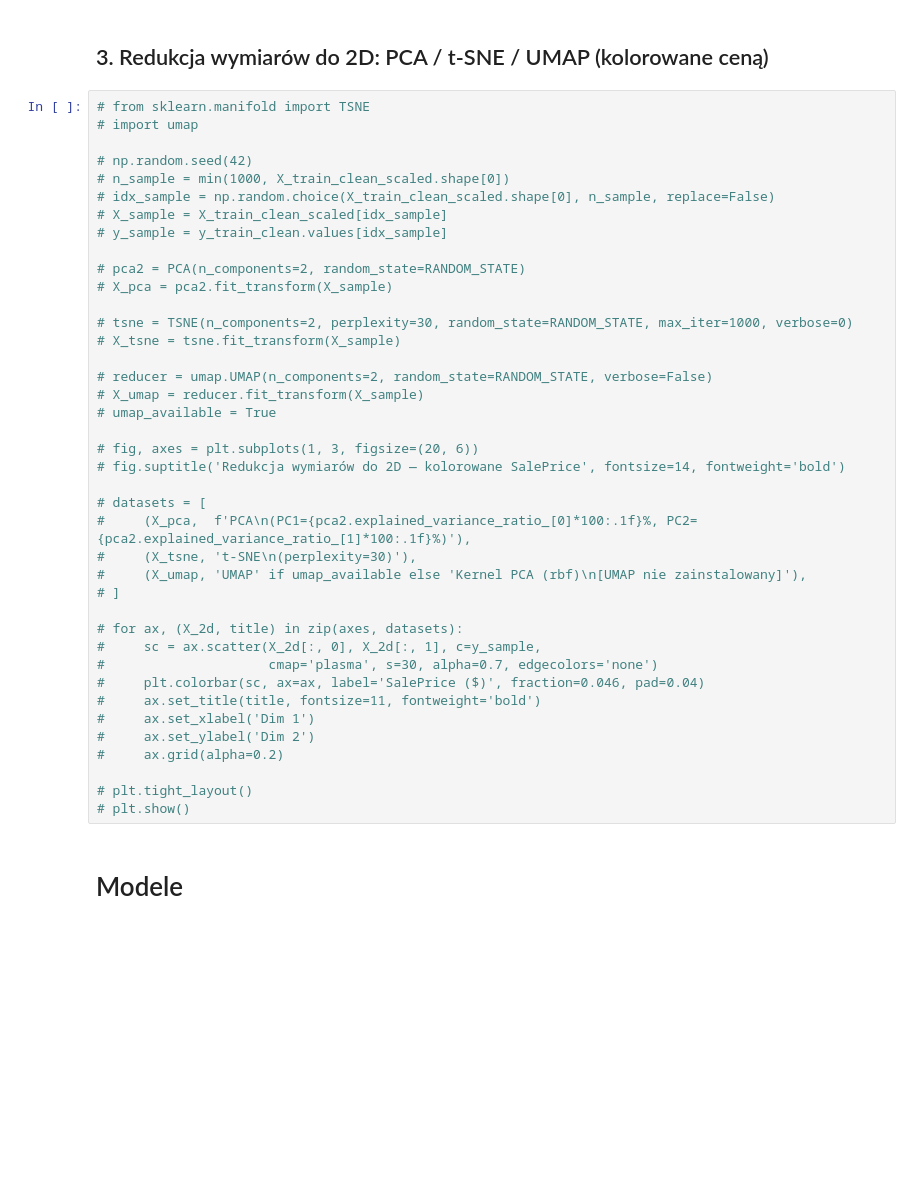
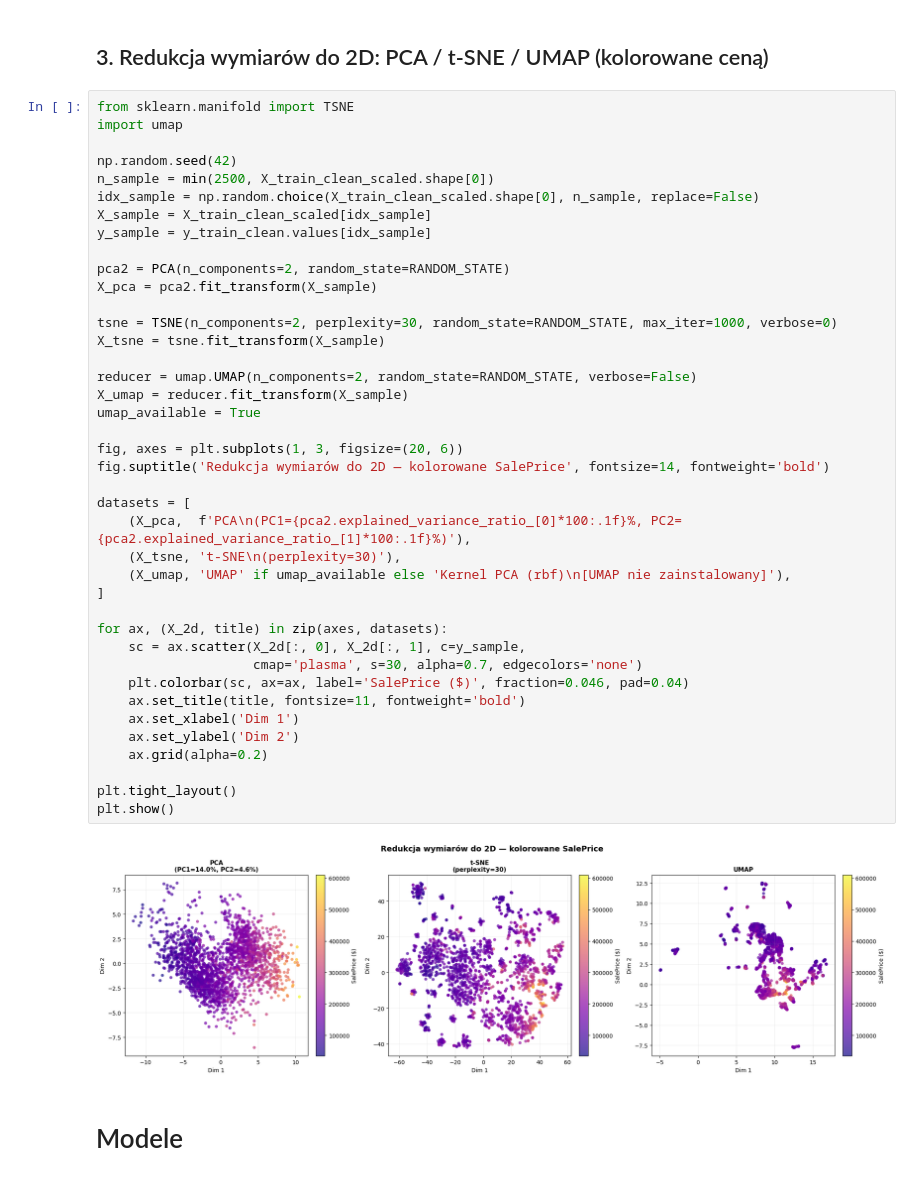
Before and after one commit to fistaszek2009/PropertyValuePredictor, a Jupyter notebook: solve.ipynb, the cells around one changed output. Saved outputs shown, nothing was run; the diff lists cells and outputs as text; blank space fills up the shorter version.

Commit message:
fix: fixed graphs

```diff
--- a/task.ipynb
+++ b/solve.ipynb
@@ -402,45 +402,47 @@ plt.show()
 # %% [markdown]
 ## 3. Redukcja wymiarów do 2D: PCA / t-SNE / UMAP (kolorowane ceną)
 # %%
-# from sklearn.manifold import TSNE
-# import umap
+from sklearn.manifold import TSNE
+import umap
 
-# np.random.seed(42)
-# n_sample = min(1000, X_train_clean_scaled.shape[0])
-# idx_sample = np.random.choice(X_train_clean_scaled.shape[0], n_sample, replace=False)
-# X_sample = X_train_clean_scaled[idx_sample]
-# y_sample = y_train_clean.values[idx_sample]
+np.random.seed(42)
+n_sample = min(2500, X_train_clean_scaled.shape[0])
+idx_sample = np.random.choice(X_train_clean_scaled.shape[0], n_sample, replace=False)
+X_sample = X_train_clean_scaled[idx_sample]
+y_sample = y_train_clean.values[idx_sample]
 
-# pca2 = PCA(n_components=2, random_state=RANDOM_STATE)
-# X_pca = pca2.fit_transform(X_sample)
+pca2 = PCA(n_components=2, random_state=RANDOM_STATE)
+X_pca = pca2.fit_transform(X_sample)
 
-# tsne = TSNE(n_components=2, perplexity=30, random_state=RANDOM_STATE, max_iter=1000, verbose=0)
-# X_tsne = tsne.fit_transform(X_sample)
+tsne = TSNE(n_components=2, perplexity=30, random_state=RANDOM_STATE, max_iter=1000, verbose=0)
+X_tsne = tsne.fit_transform(X_sample)
 
-# reducer = umap.UMAP(n_components=2, random_state=RANDOM_STATE, verbose=False)
-# X_umap = reducer.fit_transform(X_sample)
-# umap_available = True
+reducer = umap.UMAP(n_components=2, random_state=RANDOM_STATE, verbose=False)
+X_umap = reducer.fit_transform(X_sample)
+umap_available = True
 
-# fig, axes = plt.subplots(1, 3, figsize=(20, 6))
-# fig.suptitle('Redukcja wymiarów do 2D — kolorowane SalePrice', fontsize=14, fontweight='bold')
+fig, axes = plt.subplots(1, 3, figsize=(20, 6))
+fig.suptitle('Redukcja wymiarów do 2D — kolorowane SalePrice', fontsize=14, fontweight='bold')
 
-# datasets = [
-#     (X_pca,  f'PCA\n(PC1={pca2.explained_variance_ratio_[0]*100:.1f}%, PC2={pca2.explained_variance_ratio_[1]*100:.1f}%)'),
-#     (X_tsne, 't-SNE\n(perplexity=30)'),
-#     (X_umap, 'UMAP' if umap_available else 'Kernel PCA (rbf)\n[UMAP nie zainstalowany]'),
-# ]
+datasets = [
+    (X_pca,  f'PCA\n(PC1={pca2.explained_variance_ratio_[0]*100:.1f}%, PC2={pca2.explained_variance_ratio_[1]*100:.1f}%)'),
+    (X_tsne, 't-SNE\n(perplexity=30)'),
+    (X_umap, 'UMAP' if umap_available else 'Kernel PCA (rbf)\n[UMAP nie zainstalowany]'),
+]
 
-# for ax, (X_2d, title) in zip(axes, datasets):
-#     sc = ax.scatter(X_2d[:, 0], X_2d[:, 1], c=y_sample,
-#                     cmap='plasma', s=30, alpha=0.7, edgecolors='none')
-#     plt.colorbar(sc, ax=ax, label='SalePrice ($)', fraction=0.046, pad=0.04)
-#     ax.set_title(title, fontsize=11, fontweight='bold')
-#     ax.set_xlabel('Dim 1')
-#     ax.set_ylabel('Dim 2')
-#     ax.grid(alpha=0.2)
+for ax, (X_2d, title) in zip(axes, datasets):
+    sc = ax.scatter(X_2d[:, 0], X_2d[:, 1], c=y_sample,
+                    cmap='plasma', s=30, alpha=0.7, edgecolors='none')
+    plt.colorbar(sc, ax=ax, label='SalePrice ($)', fraction=0.046, pad=0.04)
+    ax.set_title(title, fontsize=11, fontweight='bold')
+    ax.set_xlabel('Dim 1')
+    ax.set_ylabel('Dim 2')
+    ax.grid(alpha=0.2)
 
-# plt.tight_layout()
-# plt.show()
+plt.tight_layout()
+plt.show()
+# %% [output]
+[figure, added]
 # %% [markdown]
 # Modele
 # %% [markdown]
```
Also changed, not shown: parts of 3 cells of this notebook, 1 other file.
